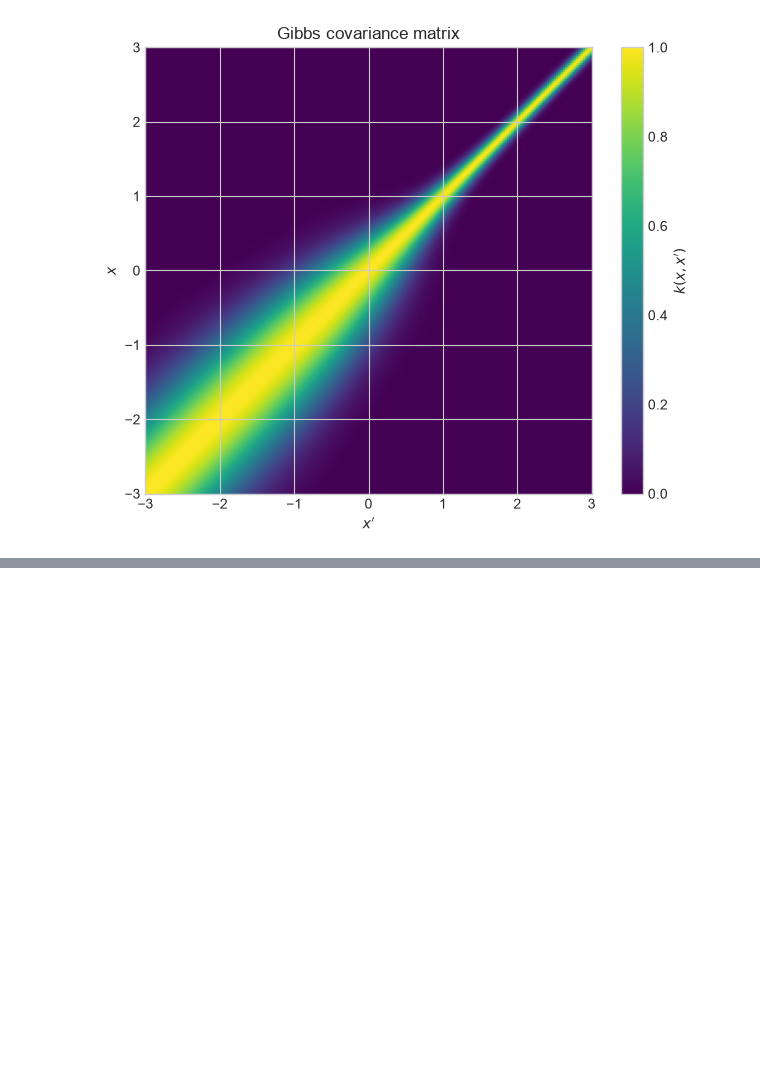
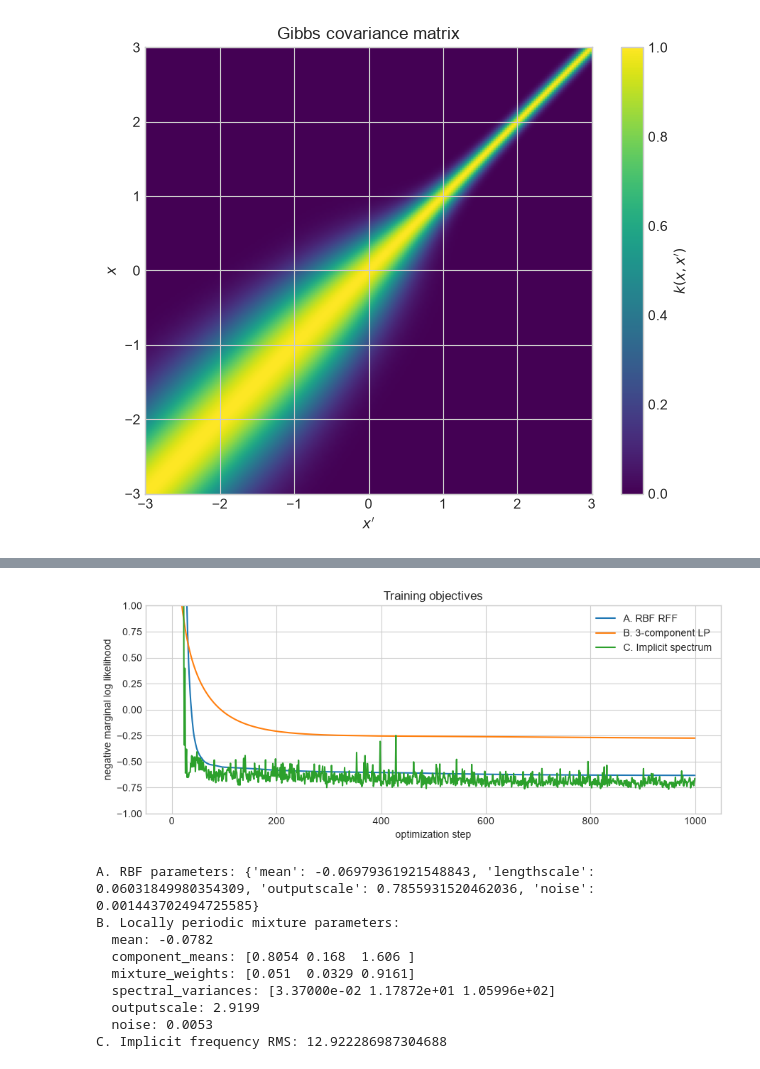
Before and after one commit to OLMOS-PM/GPPS_2026, a Jupyter notebook: 5-gp_nonstationary_kernels.ipynb, the cells around one changed output, grey strips where cells are left out. Cells and saved outputs as stored; diff of their text form; code cells hidden in the pictures; blank space fills up the shorter version.

```diff
--- a/5-gp_nonstationary_kernels.ipynb
+++ b/5-gp_nonstationary_kernels.ipynb
@@ -200,3 +470,33 @@ plt.show()
+# %%
+fig, ax = plt.subplots(figsize=(9, 3.8))
+ax.plot(rbf_losses, label="A. RBF RFF")
+ax.plot(lp_losses, label="B. 3-component LP")
+ax.plot(implicit_history.negative_mll, label="C. Implicit spectrum")
+ax.set_ylim(-1, 1)
+ax.set(xlabel="optimization step", ylabel="negative marginal log likelihood",
+       title="Training objectives")
+ax.legend()
+fig.tight_layout()
+plt.show()
+
+print("A. RBF parameters:", learned_hyperparameters(rbf_model, rbf_likelihood))
+print("B. Locally periodic mixture parameters:")
+for key, value in learned_spectral_mixture_parameters(lp_model, lp_likelihood).items():
+    print(f"  {key}: {np.round(value, 4) if isinstance(value, np.ndarray) else round(value, 4)}")
+implicit_kernel = implicit_model.covar_module.base_kernel
+print("C. Implicit frequency RMS:",
+      float(implicit_kernel.frequency_l2().detach().sqrt().cpu()))
+# %% [output]
+[figure, added]
+A. RBF parameters: {'mean': -0.06979361921548843, 'lengthscale': 0.06031849980354309, 'outputscale': 0.7855931520462036, 'noise': 0.001443702494725585}
+B. Locally periodic mixture parameters:
+  mean: -0.0782
+  component_means: [0.8054 0.168  1.606 ]
+  mixture_weights: [0.051  0.0329 0.9161]
+  spectral_variances: [3.37000e-02 1.17872e+01 1.05996e+02]
+  outputscale: 2.9199
+  noise: 0.0053
+C. Implicit frequency RMS: 12.922286987304688
 # %% [markdown]
 ## Takeaway
 
```
Also changed, not shown: parts of 17 cells of this notebook.
